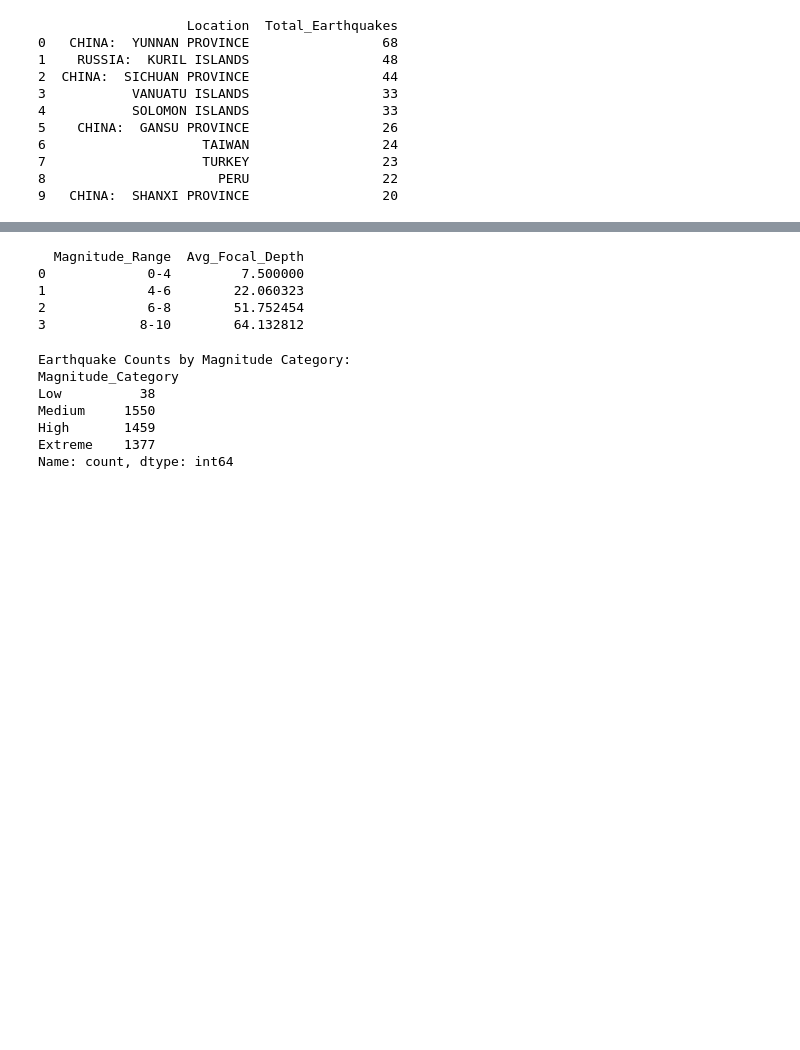
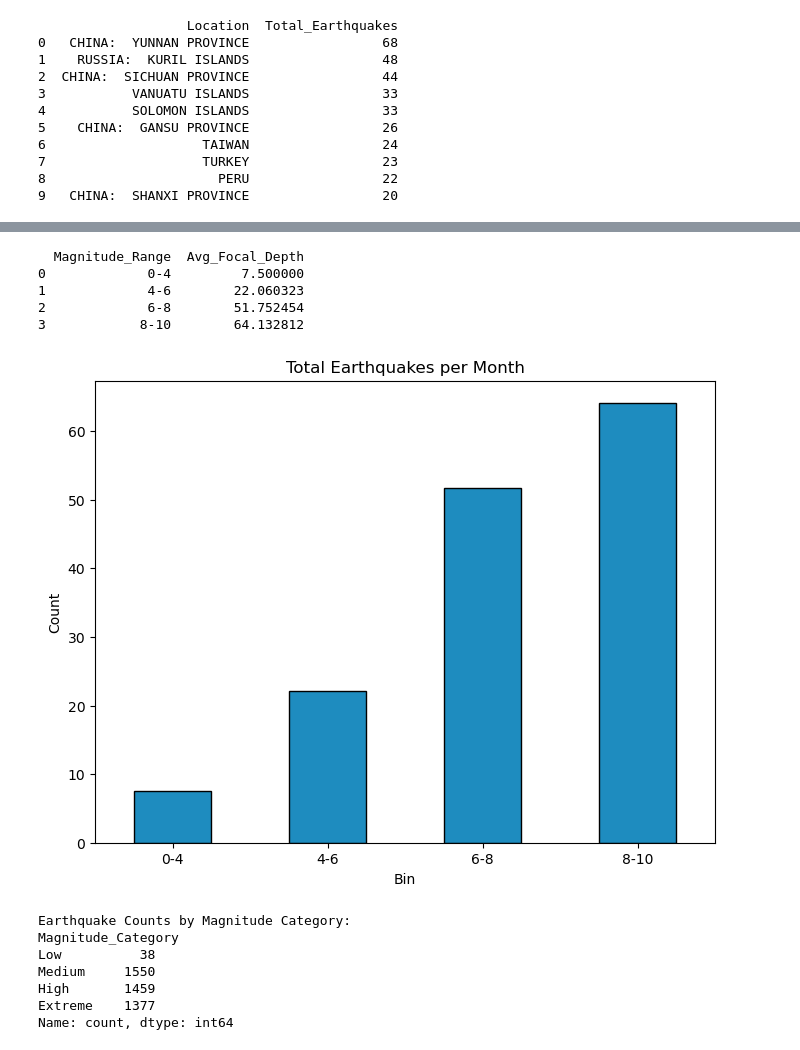
Before and after one commit to Hu9o73/P4DS_Earthquakes, a Jupyter notebook: partiel.ipynb, the cells around one changed output, grey strips where cells are left out. Drawn from its saved outputs; the diff is of its cells as text; code cells hidden in the pictures; blank space fills up the shorter version.

```diff
--- a/partiel.ipynb
+++ b/partiel.ipynb
@@ -217,33 +234,45 @@ def average_depth_by_magnitude(data):
     """
     Groups earthquakes into magnitude ranges and calculates the average focal depth.
 
     Parameters:
     data (pd.DataFrame): The dataset containing 'Mag' and 'Focal Depth (km)' columns.
 
     Returns:
     pd.DataFrame: A DataFrame showing the average focal depth for each magnitude range.
     """
     bins = [0, 4, 6, 8, 10]  # Magnitude ranges
     labels = ['0-4', '4-6', '6-8', '8-10']
 
     # Create magnitude categories
     data['Magnitude_Range'] = pd.cut(data['Mag'], bins=bins, labels=labels)
 
     # Group by magnitude range and calculate the average focal depth
     result = data.groupby('Magnitude_Range')['Focal Depth (km)'].mean().reset_index()
     result.columns = ['Magnitude_Range', 'Avg_Focal_Depth']
     data.drop(columns=['Magnitude_Range'], inplace=True)
     return result
 
 # Example usage
 avg_depth_magnitude = average_depth_by_magnitude(data)
 print(avg_depth_magnitude)
+
+plt.figure(figsize=(8, 6))
+avg_depth_magnitude["Avg_Focal_Depth"].plot(kind='bar', color='#1e8cbf', edgecolor='black')
+plt.title('Total Earthquakes per Month')
+plt.xlabel('Bin')
+plt.ylabel('Count')
+
+# Replace x-axis labels with bin labels from 'Magnitude_Range'
+plt.xticks(ticks=range(len(avg_depth_magnitude)), labels=avg_depth_magnitude["Magnitude_Range"], rotation=0)
+
+plt.show()
 # %% [output]
   Magnitude_Range  Avg_Focal_Depth
 0             0-4         7.500000
 1             4-6        22.060323
 2             6-8        51.752454
 3            8-10        64.132812
+[figure, added]
 # %%
 def discretize_magnitude(data):
     """
```
Also changed, not shown: parts of 4 cells of this notebook, 7 other files.
